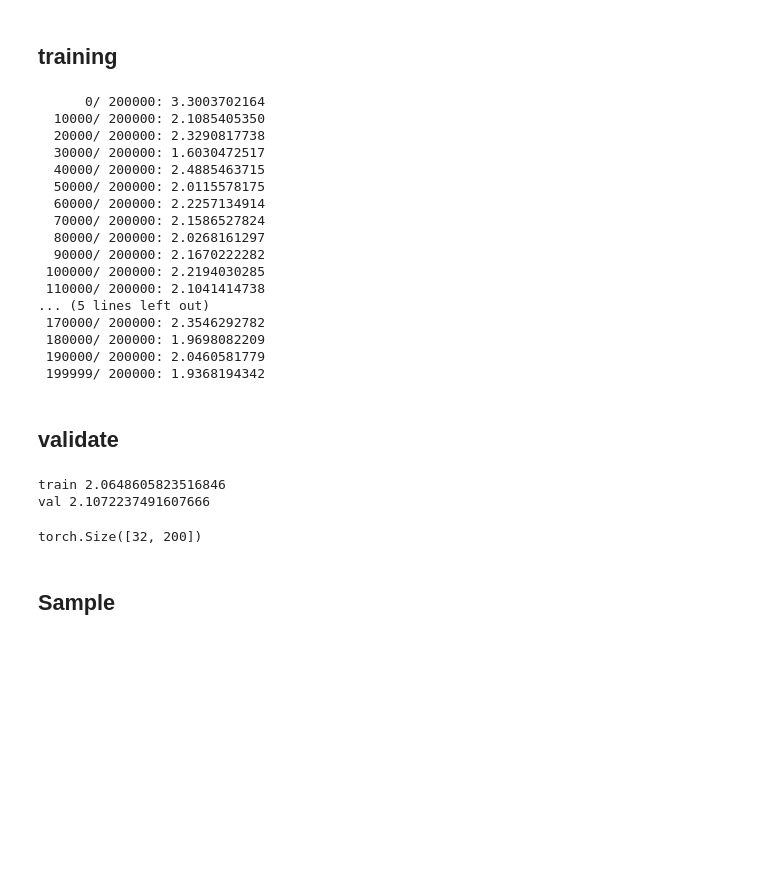
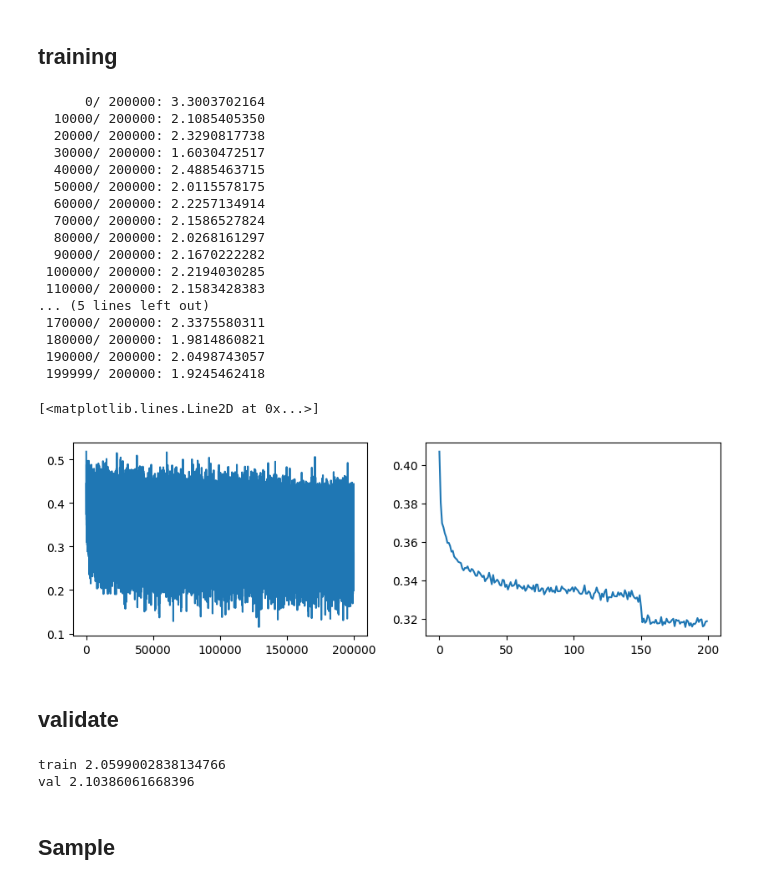
Before and after one commit to romenlaw/NaiveNeuralNetwork, a Jupyter notebook: makemore_wavenet.ipynb, the cells around one changed output. Drawn from its saved outputs; the diff is of its cells as text; code cells hidden in the pictures; blank space fills up the shorter version.

```diff
--- a/makemore_wavenet.ipynb
+++ b/makemore_wavenet.ipynb
@@ -151,15 +188,16 @@ torch.manual_seed(42)
 emb_dim = 10
 hidden_dim = 200
 
-C = torch.randn((vocab_size, emb_dim))
-layers = [
+#C = torch.randn((vocab_size, emb_dim))
+model = Sequential([ Embedding(vocab_size, emb_dim),
+    Flatten(),
     Linear(emb_dim*block_size, hidden_dim, bias=False), BatchNorm1d(hidden_dim), Tanh(),
     Linear(hidden_dim, vocab_size) # output layer
-]
+])
 with torch.no_grad():
-  layers[-1].weight *= 0.1 # make output layer less confident(ly wrong)
+  model.layers[-1].weight *= 0.1 # make output layer less confident(ly wrong)
 
-parameters = [C] + [p for layer in layers for p in layer.parameters()]
+parameters = model.parameters()
 for p in parameters:
   p.requires_grad=True
 print(sum(p.nelement() for p in parameters))
@@ -182,11 +220,8 @@ for step in range(max_steps):
   Xb, Yb = X_train[ix], Y_train[ix]
 
   # forward pass
-  emb = C[Xb]  # (batch_size, vocab_size, emb_dim)
-  x = emb.view(emb.shape[0], -1)  # (batch_size, vocab_size*emb_dim)
-  for layer in layers:
-    x = layer(x)
-  loss = F.cross_entropy(x, Yb)
+  logits = model(Xb)
+  loss = F.cross_entropy(logits, Yb)
 
   # backward pass
   for p in parameters:
@@ -194,13 +229,15 @@ for step in range(max_steps):
   loss.backward()
 
   # update
-  lr = 0.1 if step<100000 else 0.01
+  lr = 0.1 if step<150000 else 0.01
   for p in parameters:
     p.data += -lr * p.grad
 
   if step % 10000 ==0:
     print('%7d/%7d: %2.10f' % (step, max_steps, loss))
-  lossi.append(loss)
+  lossi.append(loss.log10().item())
+
+  #break
 print('%7d/%7d: %2.10f' % (step, max_steps, loss))
 # %% [output]
       0/ 200000: 3.3003702164
@@ -214,16 +251,23 @@ print('%7d/%7d: %2.10f' % (step, max_steps, loss))
   80000/ 200000: 2.0268161297
   90000/ 200000: 2.1670222282
  100000/ 200000: 2.2194030285
- 110000/ 200000: 2.1041414738
+ 110000/ 200000: 2.1583428383
 ... (5 lines left out)
- 170000/ 200000: 2.3546292782
- 180000/ 200000: 1.9698082209
- 190000/ 200000: 2.0460581779
- 199999/ 200000: 1.9368194342
+ 170000/ 200000: 2.3375580311
+ 180000/ 200000: 1.9814860821
+ 190000/ 200000: 2.0498743057
+ 199999/ 200000: 1.9245462418
+# %%
+fig, (ax1, ax2) = plt.subplots(1, 2, figsize=(10, 3))
+ax1.plot(lossi)
+ax2.plot(torch.tensor(lossi).view(-1, 1000).mean(1))
+# %% [output]
+[<matplotlib.lines.Line2D at 0x...>]
+[figure, added]
 # %% [markdown]
 ## validate
 # %%
-for layer in layers:
+for layer in model.layers:
   layer.training = False
 
 @torch.no_grad()
@@ -234,22 +278,15 @@ def split_loss(s):
           'val': (X_val, Y_val,),
            'test': (X_test, Y_test)}[s]
   # forward pass
-  emb = C[xs]
-  x = emb.view(emb.shape[0], -1)
-  for layer in layers:
-    x = layer(x)
-  loss = F.cross_entropy(x, ys)
+  logits = model(xs)
+  loss = F.cross_entropy(logits, ys)
   print(s, loss.item())
 
 split_loss('train')
 split_loss('val')
 # %% [output]
-train 2.0648605823516846
-val 2.1072237491607666
+train 2.0599002838134766
+val 2.10386061668396
-# %%
-layers[1].running_mean.shape
-# %% [output]
-torch.Size([32, 200])
 # %% [markdown]
 ## Sample
 # %%
```
Also changed, not shown: parts of 3 cells of this notebook.
